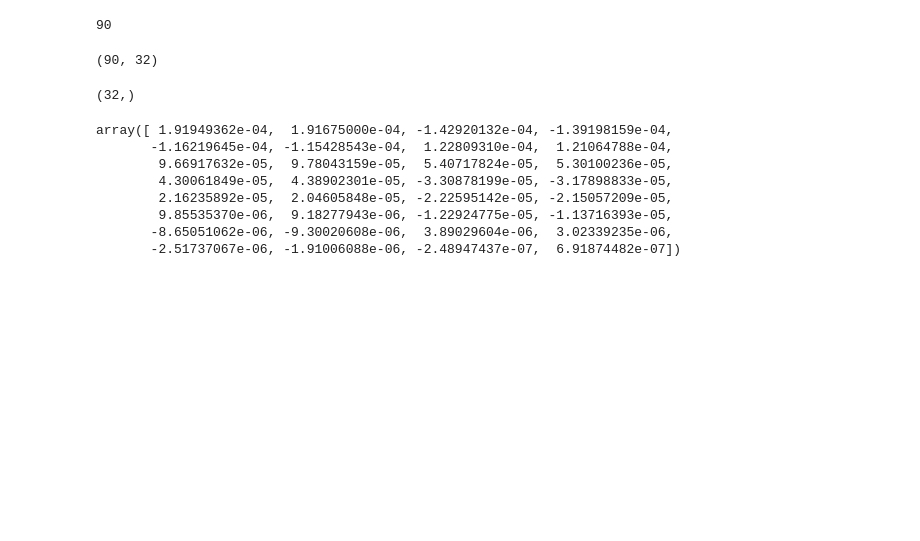
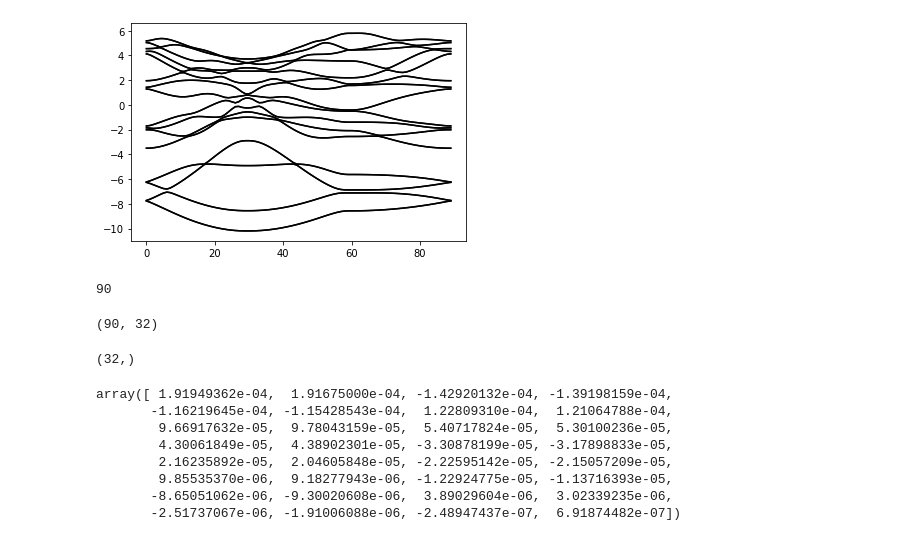
Before and after one commit to elementh11/electronic-structure-project, a Jupyter notebook: bands.ipynb, the cells around one changed output. Saved outputs shown, nothing was run; the diff lists cells and outputs as text; code cells hidden in the pictures; blank space fills up the shorter version.

```diff
--- a/bands.ipynb
+++ b/bands.ipynb
@@ -67,3 +62,8 @@ b3 = 2 * np.pi * np.cross(a1,a2) / vol;
+# %%
+plt.plot(np.sort(eigen)-0.4828,'-k')
+plt.show()
+# %% [output]
+[figure, added]
 # %%
 degen = np.load('degeneracy.npy')
 disp = np.load('displacement.npy')
```
Also changed, not shown: parts of 3 cells of this notebook.
